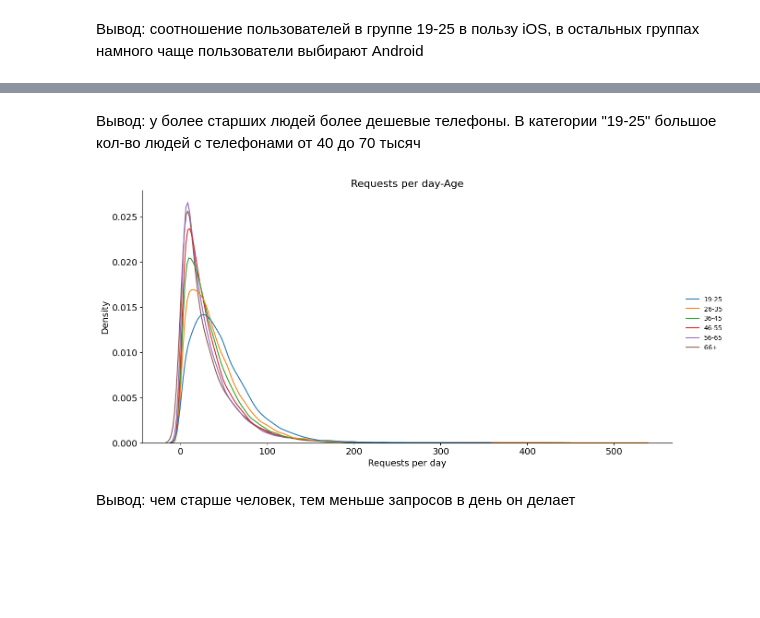
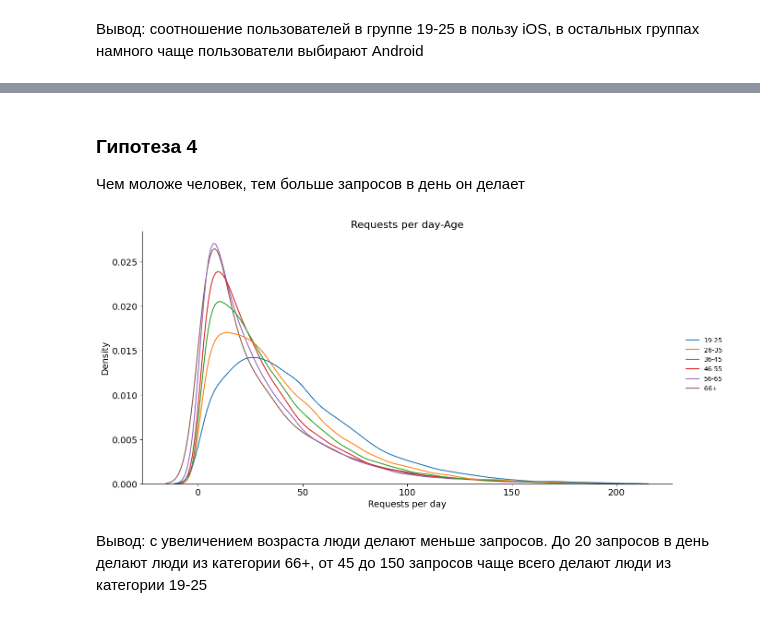
Before and after one commit to georgy-sidorkin/MTS_ML_Cup, a Jupyter notebook: 1. EDA.ipynb, the cells around one changed output, grey strips where cells are left out. Drawn from its saved outputs; the diff is of its cells as text; code cells hidden in the pictures; blank space fills up the shorter version.

```diff
--- a/1. EDA.ipynb
+++ b/1. EDA.ipynb
@@ -47,6 +106,7 @@ def barplot_group(df: pd.DataFrame, col_main: str, col_group: str,
     plt.xlabel(col_main, fontsize=14)
     plt.show()
 # %%
+# типы колонок для экономии памяти
 dict_types = {
     'user_id': 'int32',
     'part_of_day_day': 'int16',
@@ -64,7 +124,6 @@ dict_types = {
     'period_days': 'int16',
     'requests_std': 'float32',
     'act_days_pct': 'float32',
-    'request_cnt_act_days': 'float32',
     'cpe_type_cd': 'category',
     'cpe_model_os_type': 'category',
     'cpe_manufacturer_name': 'category',
@@ -72,9 +131,9 @@ dict_types = {
     'region_cnt': 'int8',
     'city_cnt': 'int8',
     'url_host_cnt': 'int16',
-    'domain_cnt': 'int16'
 }
 
+# возрастные бакеты
 age_bins = {
     0: '0-18',
     1: '19-25',
@@ -87,11 +146,6 @@ age_bins = {
 # %% [markdown]
 # Обработка данных
 # %%
-path = 'data_agg/2023-03-23/'
-df = pd.DataFrame()
-
-for data in os.listdir(path):
-    if data.startswith('data'):
-        temp_df = pd.read_csv(path + data)
-        df = pd.concat([df, temp_df])
+# аггрегированные нами данные
+df = pd.read_csv('data_agg/df_final.csv')
 # %%
@@ -337,27 +521,40 @@ plt.yticks(fontsize=14);
-# %% [markdown]
-Вывод: у более старших людей более дешевые телефоны. В категории "19-25" большое кол-во людей с телефонами от 40 до 70 тысяч
+# %% [markdown]
+### Гипотеза 4
+Чем моложе человек, тем больше запросов в день он делает
 # %%
 sns.displot(
     {
-        "19-25": train_data[train_data['age_bin'] == '19-25'].avg_req_per_day,
-        "26-35": train_data[train_data['age_bin'] == '26-35'].avg_req_per_day,
-        "36-45": train_data[train_data['age_bin'] == '36-45'].avg_req_per_day,
-        "46-55": train_data[train_data['age_bin'] == '46-55'].avg_req_per_day,
-        "56-65": train_data[train_data['age_bin'] == '56-65'].avg_req_per_day,
-        "66+": train_data[train_data['age_bin'] == '66+'].avg_req_per_day,
+        "19-25":
+        train_data.query(
+            'avg_req_per_day < 200 and age_bin == "19-25"').avg_req_per_day,
+        "26-35":
+        train_data.query(
+            'avg_req_per_day < 200 and age_bin == "26-35"').avg_req_per_day,
+        "36-45":
+        train_data.query(
+            'avg_req_per_day < 200 and age_bin == "36-45"').avg_req_per_day,
+        "46-55":
+        train_data.query(
+            'avg_req_per_day < 200 and age_bin == "46-55"').avg_req_per_day,
+        "56-65":
+        train_data.query(
+            'avg_req_per_day < 200 and age_bin == "56-65"').avg_req_per_day,
+        "66+":
+        train_data.query(
+            'avg_req_per_day < 200 and age_bin == "66+"').avg_req_per_day,
     },
     kind="kde",
     common_norm=False,
     height=6,
     aspect=2.1)
 
 plt.title('Requests per day-Age', fontsize=16)
 plt.xlabel('Requests per day', fontsize=14)
 plt.ylabel('Density', fontsize=14)
 
 plt.xticks(fontsize=14)
-plt.yticks(fontsize=14);
+plt.yticks(fontsize=14)
 # %% [output]
-[figure, old version]
+[figure, new version]
 # %% [markdown]
-Вывод: чем старше человек, тем меньше запросов в день он делает
+Вывод: с увеличением возраста люди делают меньше запросов. До 20 запросов в день делают люди из категории 66+, от 45 до 150 запросов чаще всего делают люди из категории 19-25
```
Also changed, not shown: parts of 78 cells of this notebook.
